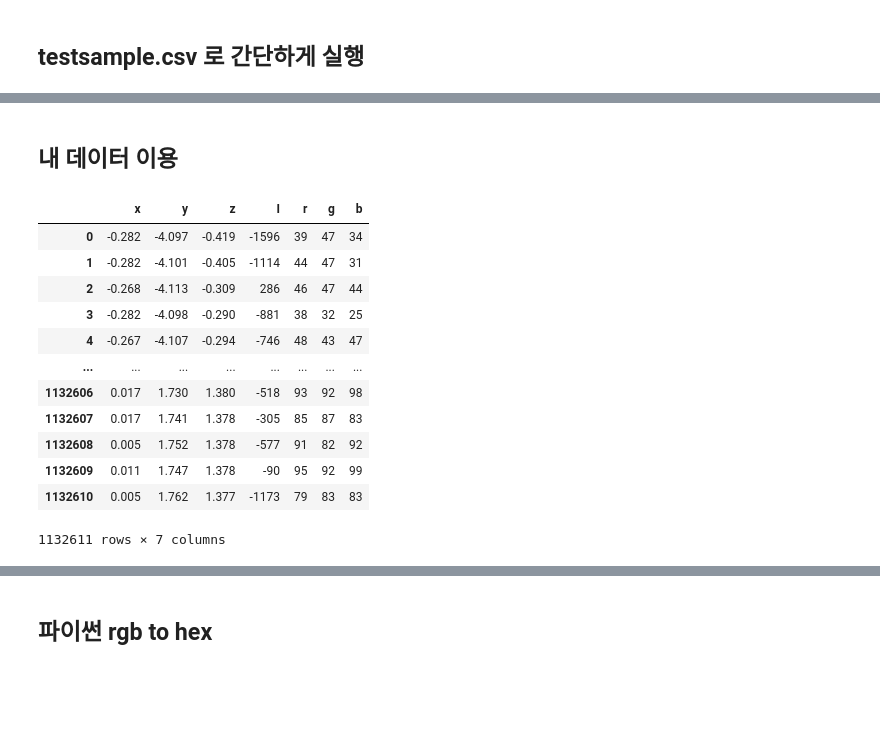
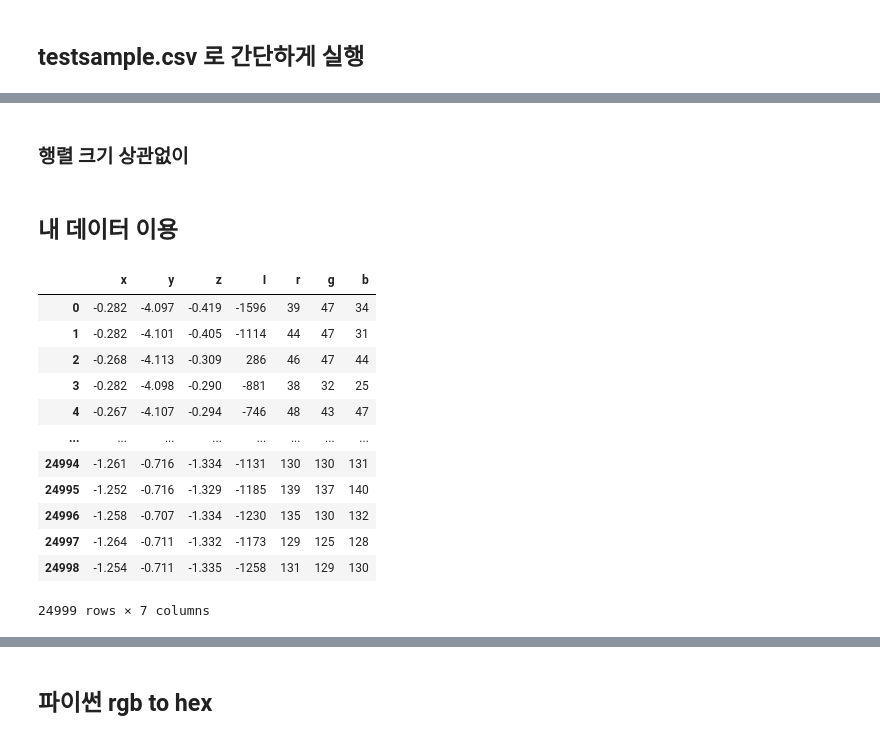
Before and after one commit to DayeYoon/PointCloudTest, a Jupyter notebook: Pixel.ipynb, the cells around one changed output, grey strips where cells are left out. Saved outputs shown, nothing was run; the diff lists cells and outputs as text; code cells hidden in the pictures; blank space fills up the shorter version.

```diff
--- a/Pixel.ipynb
+++ b/Pixel.ipynb
@@ -70,0 +170,2 @@ i,j 2 3
+# %% [markdown]
+### 행렬 크기 상관없이
@@ -71,21 +201,21 @@ i,j 2 3
 # %% [markdown]
 ## 내 데이터 이용
 # %%
-df = pd.read_csv('lowdata_done2.csv')
+df = pd.read_csv('coarse_done2_250000.csv')
 df
 # %% [output]
 |  | x | y | z | I | r | g | b |
 | 0 | -0.282 | -4.097 | -0.419 | -1596 | 39 | 47 | 34 |
 | 1 | -0.282 | -4.101 | -0.405 | -1114 | 44 | 47 | 31 |
 | 2 | -0.268 | -4.113 | -0.309 | 286 | 46 | 47 | 44 |
 | 3 | -0.282 | -4.098 | -0.290 | -881 | 38 | 32 | 25 |
 | 4 | -0.267 | -4.107 | -0.294 | -746 | 48 | 43 | 47 |
 | ... | ... | ... | ... | ... | ... | ... | ... |
-| 1132606 | 0.017 | 1.730 | 1.380 | -518 | 93 | 92 | 98 |
-| 1132607 | 0.017 | 1.741 | 1.378 | -305 | 85 | 87 | 83 |
-| 1132608 | 0.005 | 1.752 | 1.378 | -577 | 91 | 82 | 92 |
-| 1132609 | 0.011 | 1.747 | 1.378 | -90 | 95 | 92 | 99 |
-| 1132610 | 0.005 | 1.762 | 1.377 | -1173 | 79 | 83 | 83 |
+| 24994 | -1.261 | -0.716 | -1.334 | -1131 | 130 | 130 | 131 |
+| 24995 | -1.252 | -0.716 | -1.329 | -1185 | 139 | 137 | 140 |
+| 24996 | -1.258 | -0.707 | -1.334 | -1230 | 135 | 130 | 132 |
+| 24997 | -1.264 | -0.711 | -1.332 | -1173 | 129 | 125 | 128 |
+| 24998 | -1.254 | -0.711 | -1.335 | -1258 | 131 | 129 | 130 |
-1132611 rows × 7 columns
+24999 rows × 7 columns
 # %%
 #데이터 불러오기
```
Also changed, not shown: parts of 16 cells of this notebook.
